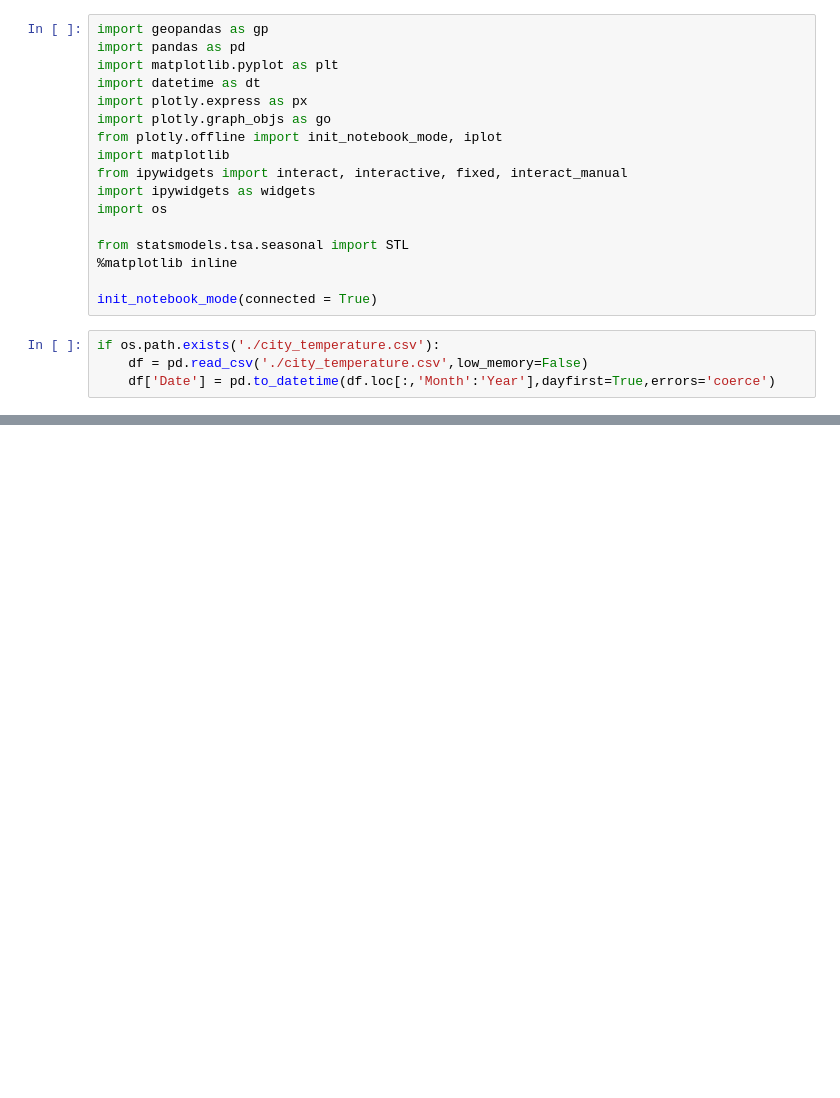
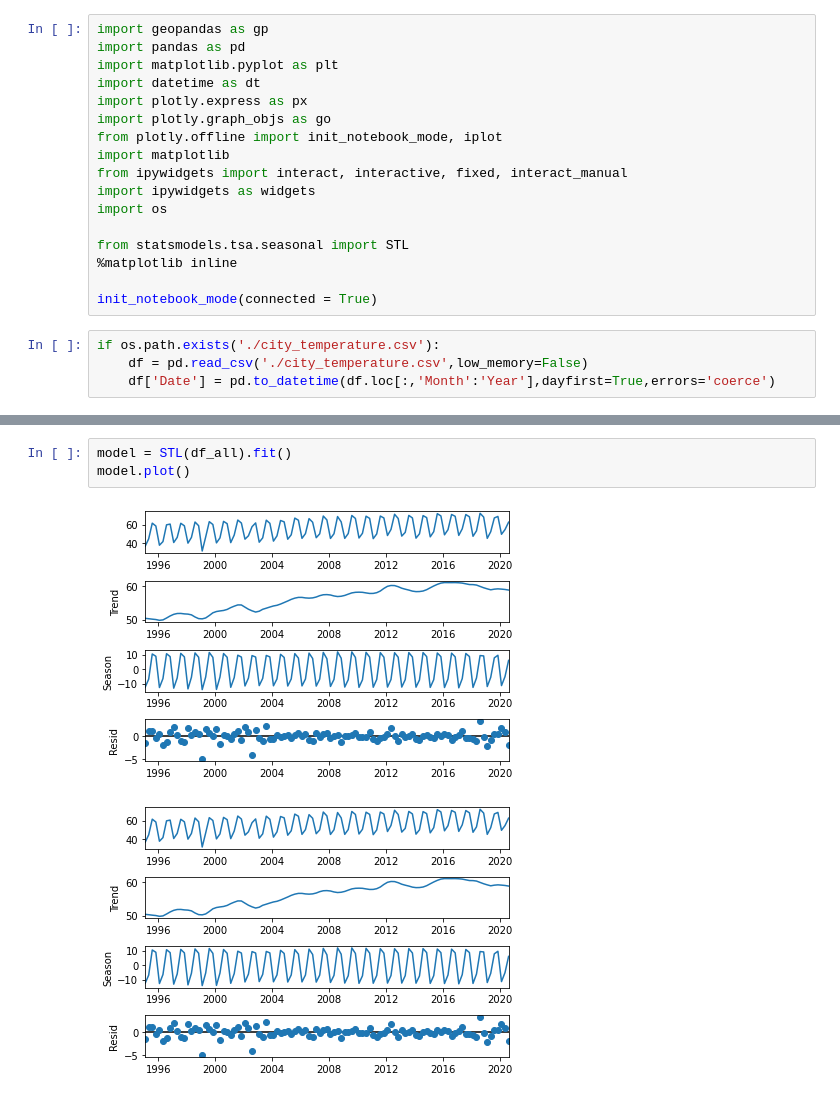
Before and after one commit to whistlepark/cogs109_final, a Jupyter notebook: Notebooks/Train.ipynb, the cells around one changed output, grey strips where cells are left out. Drawn from its saved outputs; the diff is of its cells as text; blank space fills up the shorter version.

```diff
--- a/Notebooks/Train.ipynb
+++ b/Notebooks/Train.ipynb
@@ -27,0 +53,6 @@ model.plot()
+# %%
+model = STL(df_all).fit()
+model.plot()
+# %% [output]
+[figure, added]
+[figure, added]
```
Also changed, not shown: parts of 7 cells of this notebook.
